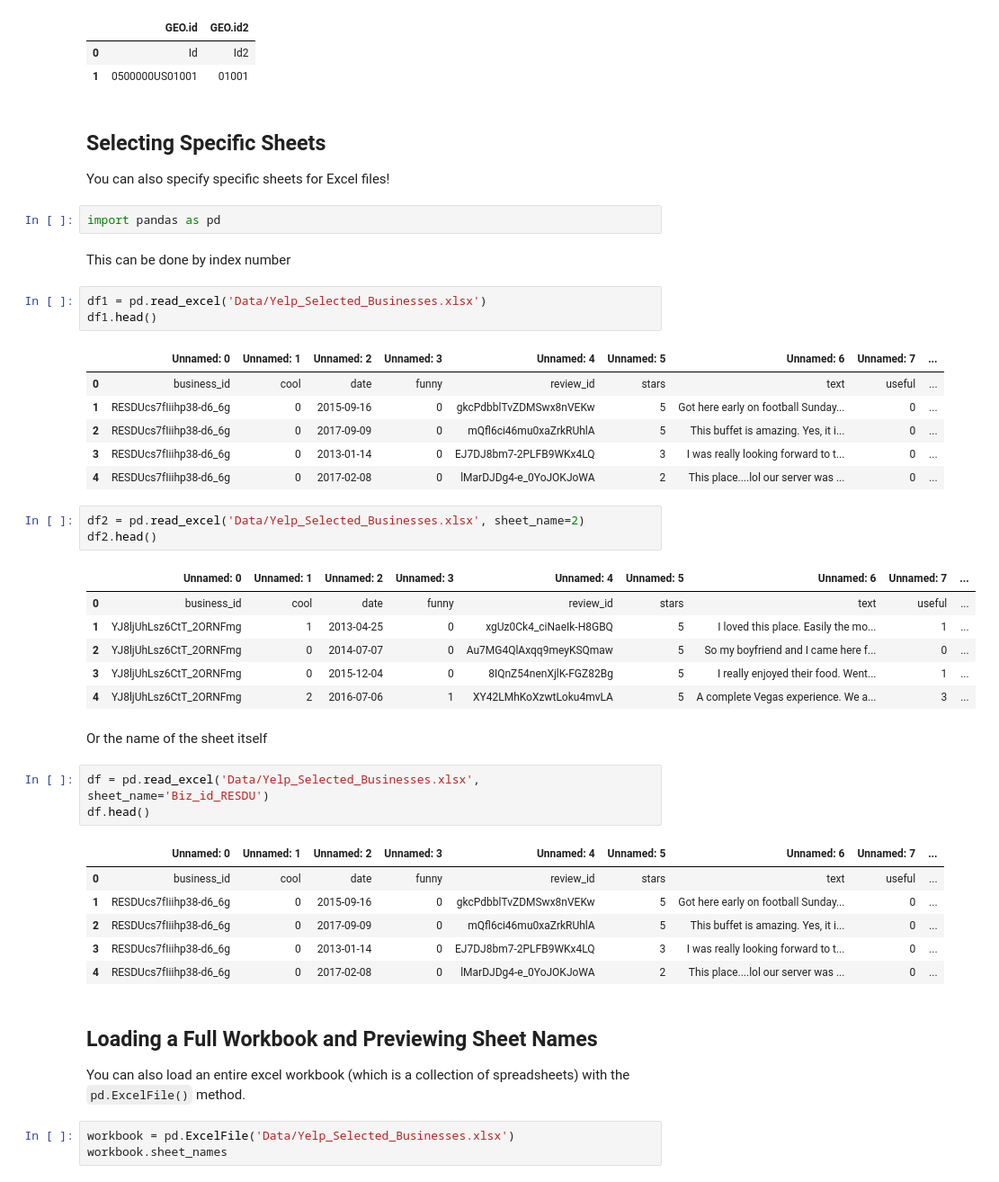
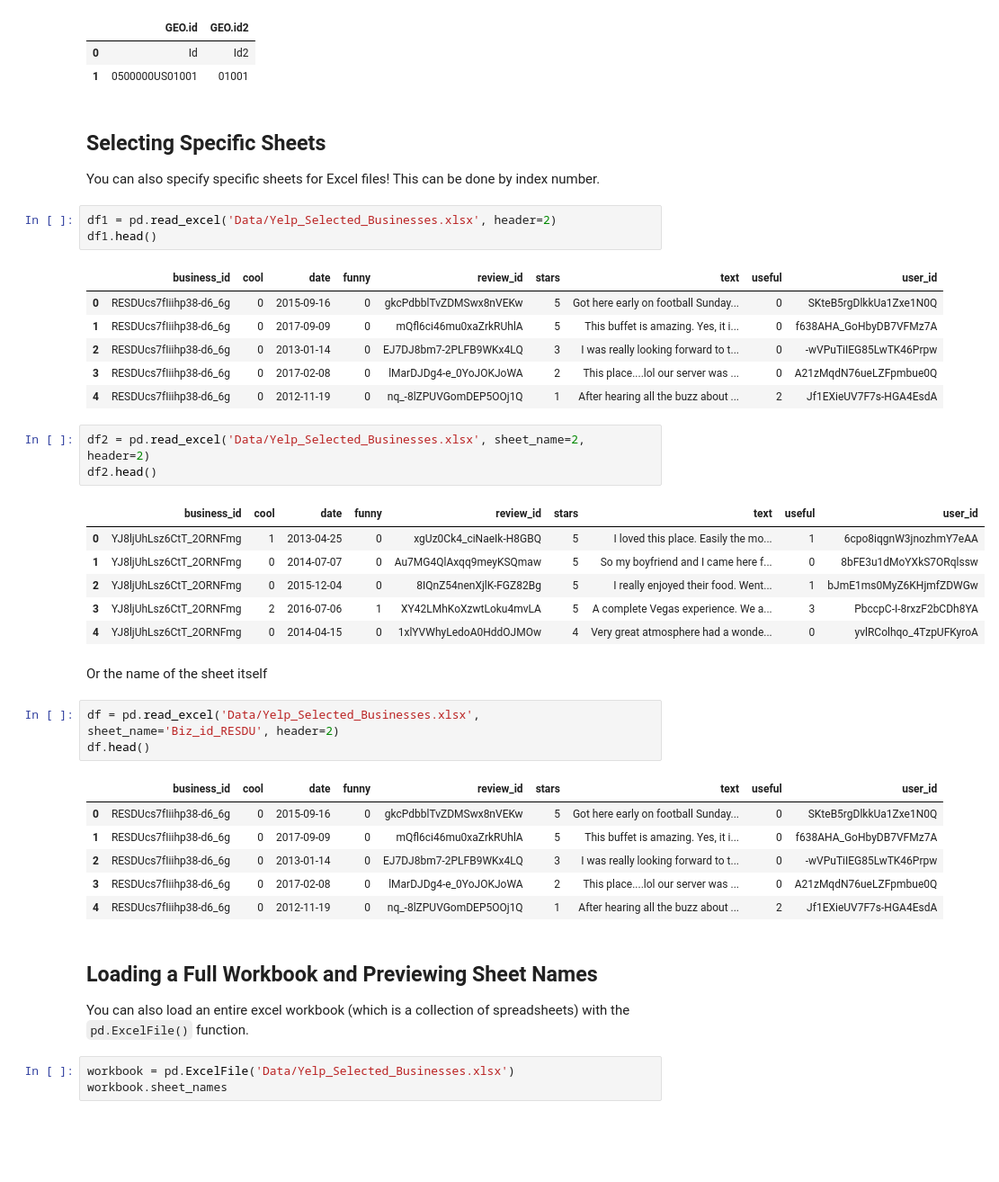
Before and after one commit to learn-co-curriculum/dsc-importing-data-using-pandas, a Jupyter notebook: index.ipynb, the cells around one changed output. Shown at 90% size. Drawn from its saved outputs; the diff is of its cells as text; blank space fills up the shorter version.

```diff
--- a/index.ipynb
+++ b/index.ipynb
@@ -147,46 +147,42 @@ df.head(2)
 | 1 | 0500000US01001 | 01001 |
 # %% [markdown]
 ## Selecting Specific Sheets
-You can also specify specific sheets for Excel files!
+You can also specify specific sheets for Excel files! This can be done by index number.
-# %%
-import pandas as pd
-# %% [markdown]
-This can be done by index number
 # %%
-df1 = pd.read_excel('Data/Yelp_Selected_Businesses.xlsx')
+df1 = pd.read_excel('Data/Yelp_Selected_Businesses.xlsx', header=2)
 df1.head()
 # %% [output]
-|  | Unnamed: 0 | Unnamed: 1 | Unnamed: 2 | Unnamed: 3 | Unnamed: 4 | Unnamed: 5 | Unnamed: 6 | Unnamed: 7 | ... |
-| 0 | business_id | cool | date | funny | review_id | stars | text | useful | ... |
-| 1 | RESDUcs7fIiihp38-d6_6g | 0 | 2015-09-16 | 0 | gkcPdbblTvZDMSwx8nVEKw | 5 | Got here early on football Sunday... | 0 | ... |
-| 2 | RESDUcs7fIiihp38-d6_6g | 0 | 2017-09-09 | 0 | mQfl6ci46mu0xaZrkRUhlA | 5 | This buffet is amazing. Yes, it i... | 0 | ... |
-| 3 | RESDUcs7fIiihp38-d6_6g | 0 | 2013-01-14 | 0 | EJ7DJ8bm7-2PLFB9WKx4LQ | 3 | I was really looking forward to t... | 0 | ... |
-| 4 | RESDUcs7fIiihp38-d6_6g | 0 | 2017-02-08 | 0 | lMarDJDg4-e_0YoJOKJoWA | 2 | This place....lol our server was ... | 0 | ... |
+|  | business_id | cool | date | funny | review_id | stars | text | useful | user_id |
+| 0 | RESDUcs7fIiihp38-d6_6g | 0 | 2015-09-16 | 0 | gkcPdbblTvZDMSwx8nVEKw | 5 | Got here early on football Sunday... | 0 | SKteB5rgDlkkUa1Zxe1N0Q |
+| 1 | RESDUcs7fIiihp38-d6_6g | 0 | 2017-09-09 | 0 | mQfl6ci46mu0xaZrkRUhlA | 5 | This buffet is amazing. Yes, it i... | 0 | f638AHA_GoHbyDB7VFMz7A |
+| 2 | RESDUcs7fIiihp38-d6_6g | 0 | 2013-01-14 | 0 | EJ7DJ8bm7-2PLFB9WKx4LQ | 3 | I was really looking forward to t... | 0 | -wVPuTiIEG85LwTK46Prpw |
+| 3 | RESDUcs7fIiihp38-d6_6g | 0 | 2017-02-08 | 0 | lMarDJDg4-e_0YoJOKJoWA | 2 | This place....lol our server was ... | 0 | A21zMqdN76ueLZFpmbue0Q |
+| 4 | RESDUcs7fIiihp38-d6_6g | 0 | 2012-11-19 | 0 | nq_-8lZPUVGomDEP5OOj1Q | 1 | After hearing all the buzz about ... | 2 | Jf1EXieUV7F7s-HGA4EsdA |
 # %%
-df2 = pd.read_excel('Data/Yelp_Selected_Businesses.xlsx', sheet_name=2)
+df2 = pd.read_excel('Data/Yelp_Selected_Businesses.xlsx', sheet_name=2, header=2)
 df2.head()
 # %% [output]
-|  | Unnamed: 0 | Unnamed: 1 | Unnamed: 2 | Unnamed: 3 | Unnamed: 4 | Unnamed: 5 | Unnamed: 6 | Unnamed: 7 | ... |
-| 0 | business_id | cool | date | funny | review_id | stars | text | useful | ... |
-| 1 | YJ8ljUhLsz6CtT_2ORNFmg | 1 | 2013-04-25 | 0 | xgUz0Ck4_ciNaeIk-H8GBQ | 5 | I loved this place. Easily the mo... | 1 | ... |
-| 2 | YJ8ljUhLsz6CtT_2ORNFmg | 0 | 2014-07-07 | 0 | Au7MG4QlAxqq9meyKSQmaw | 5 | So my boyfriend and I came here f... | 0 | ... |
-| 3 | YJ8ljUhLsz6CtT_2ORNFmg | 0 | 2015-12-04 | 0 | 8IQnZ54nenXjlK-FGZ82Bg | 5 | I really enjoyed their food. Went... | 1 | ... |
-| 4 | YJ8ljUhLsz6CtT_2ORNFmg | 2 | 2016-07-06 | 1 | XY42LMhKoXzwtLoku4mvLA | 5 | A complete Vegas experience. We a... | 3 | ... |
+|  | business_id | cool | date | funny | review_id | stars | text | useful | user_id |
+| 0 | YJ8ljUhLsz6CtT_2ORNFmg | 1 | 2013-04-25 | 0 | xgUz0Ck4_ciNaeIk-H8GBQ | 5 | I loved this place. Easily the mo... | 1 | 6cpo8iqgnW3jnozhmY7eAA |
+| 1 | YJ8ljUhLsz6CtT_2ORNFmg | 0 | 2014-07-07 | 0 | Au7MG4QlAxqq9meyKSQmaw | 5 | So my boyfriend and I came here f... | 0 | 8bFE3u1dMoYXkS7ORqlssw |
+| 2 | YJ8ljUhLsz6CtT_2ORNFmg | 0 | 2015-12-04 | 0 | 8IQnZ54nenXjlK-FGZ82Bg | 5 | I really enjoyed their food. Went... | 1 | bJmE1ms0MyZ6KHjmfZDWGw |
+| 3 | YJ8ljUhLsz6CtT_2ORNFmg | 2 | 2016-07-06 | 1 | XY42LMhKoXzwtLoku4mvLA | 5 | A complete Vegas experience. We a... | 3 | PbccpC-I-8rxzF2bCDh8YA |
+| 4 | YJ8ljUhLsz6CtT_2ORNFmg | 0 | 2014-04-15 | 0 | 1xlYVWhyLedoA0HddOJMOw | 4 | Very great atmosphere had a wonde... | 0 | yvlRColhqo_4TzpUFKyroA |
 # %% [markdown]
 Or the name of the sheet itself
 # %%
-df = pd.read_excel('Data/Yelp_Selected_Businesses.xlsx', sheet_name='Biz_id_RESDU')
+df = pd.read_excel('Data/Yelp_Selected_Businesses.xlsx', sheet_name='Biz_id_RESDU', header=2)
 df.head()
 # %% [output]
-|  | Unnamed: 0 | Unnamed: 1 | Unnamed: 2 | Unnamed: 3 | Unnamed: 4 | Unnamed: 5 | Unnamed: 6 | Unnamed: 7 | ... |
-| 0 | business_id | cool | date | funny | review_id | stars | text | useful | ... |
-| 1 | RESDUcs7fIiihp38-d6_6g | 0 | 2015-09-16 | 0 | gkcPdbblTvZDMSwx8nVEKw | 5 | Got here early on football Sunday... | 0 | ... |
-| 2 | RESDUcs7fIiihp38-d6_6g | 0 | 2017-09-09 | 0 | mQfl6ci46mu0xaZrkRUhlA | 5 | This buffet is amazing. Yes, it i... | 0 | ... |
-| 3 | RESDUcs7fIiihp38-d6_6g | 0 | 2013-01-14 | 0 | EJ7DJ8bm7-2PLFB9WKx4LQ | 3 | I was really looking forward to t... | 0 | ... |
-| 4 | RESDUcs7fIiihp38-d6_6g | 0 | 2017-02-08 | 0 | lMarDJDg4-e_0YoJOKJoWA | 2 | This place....lol our server was ... | 0 | ... |
+|  | business_id | cool | date | funny | review_id | stars | text | useful | user_id |
+| 0 | RESDUcs7fIiihp38-d6_6g | 0 | 2015-09-16 | 0 | gkcPdbblTvZDMSwx8nVEKw | 5 | Got here early on football Sunday... | 0 | SKteB5rgDlkkUa1Zxe1N0Q |
+| 1 | RESDUcs7fIiihp38-d6_6g | 0 | 2017-09-09 | 0 | mQfl6ci46mu0xaZrkRUhlA | 5 | This buffet is amazing. Yes, it i... | 0 | f638AHA_GoHbyDB7VFMz7A |
+| 2 | RESDUcs7fIiihp38-d6_6g | 0 | 2013-01-14 | 0 | EJ7DJ8bm7-2PLFB9WKx4LQ | 3 | I was really looking forward to t... | 0 | -wVPuTiIEG85LwTK46Prpw |
+| 3 | RESDUcs7fIiihp38-d6_6g | 0 | 2017-02-08 | 0 | lMarDJDg4-e_0YoJOKJoWA | 2 | This place....lol our server was ... | 0 | A21zMqdN76ueLZFpmbue0Q |
+| 4 | RESDUcs7fIiihp38-d6_6g | 0 | 2012-11-19 | 0 | nq_-8lZPUVGomDEP5OOj1Q | 1 | After hearing all the buzz about ... | 2 | Jf1EXieUV7F7s-HGA4EsdA |
 # %% [markdown]
 ## Loading a Full Workbook and Previewing Sheet Names
-You can also load an entire excel workbook (which is a collection of spreadsheets) with the `pd.ExcelFile()` method.
+You can also load an entire excel workbook (which is a collection of spreadsheets) with the `pd.ExcelFile()` function.
 # %%
 workbook = pd.ExcelFile('Data/Yelp_Selected_Businesses.xlsx')
 workbook.sheet_names
```
Also changed, not shown: parts of 8 cells of this notebook, 2 other files.
